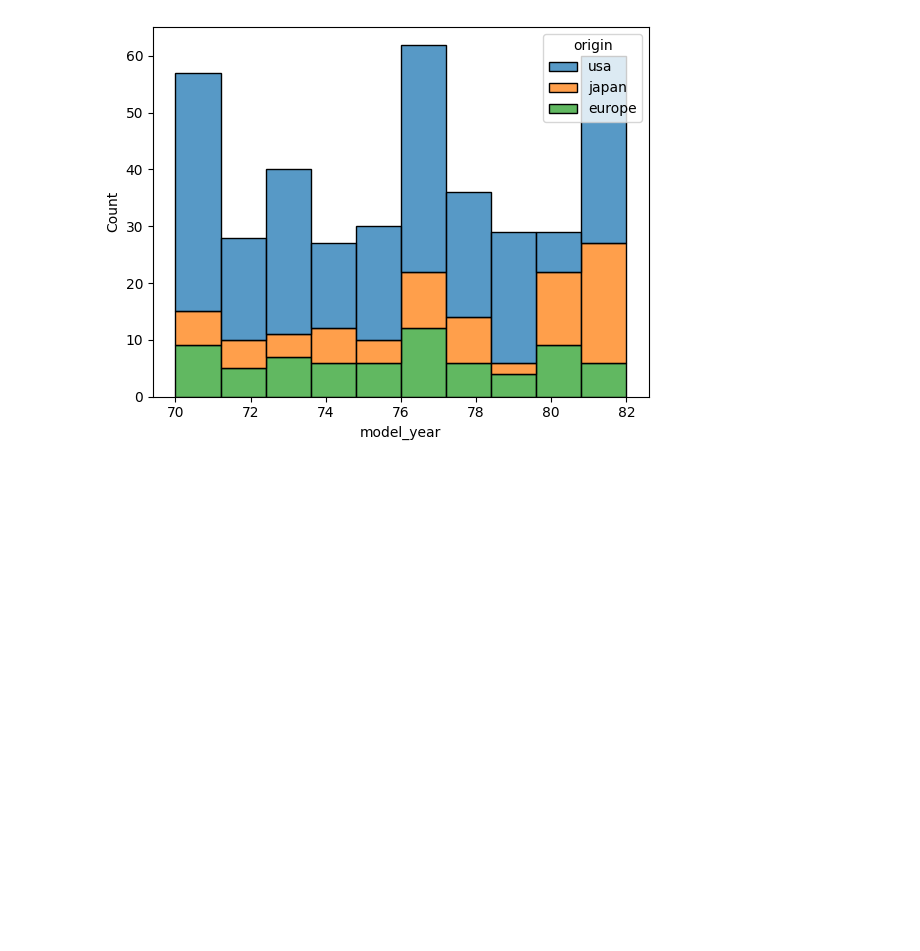
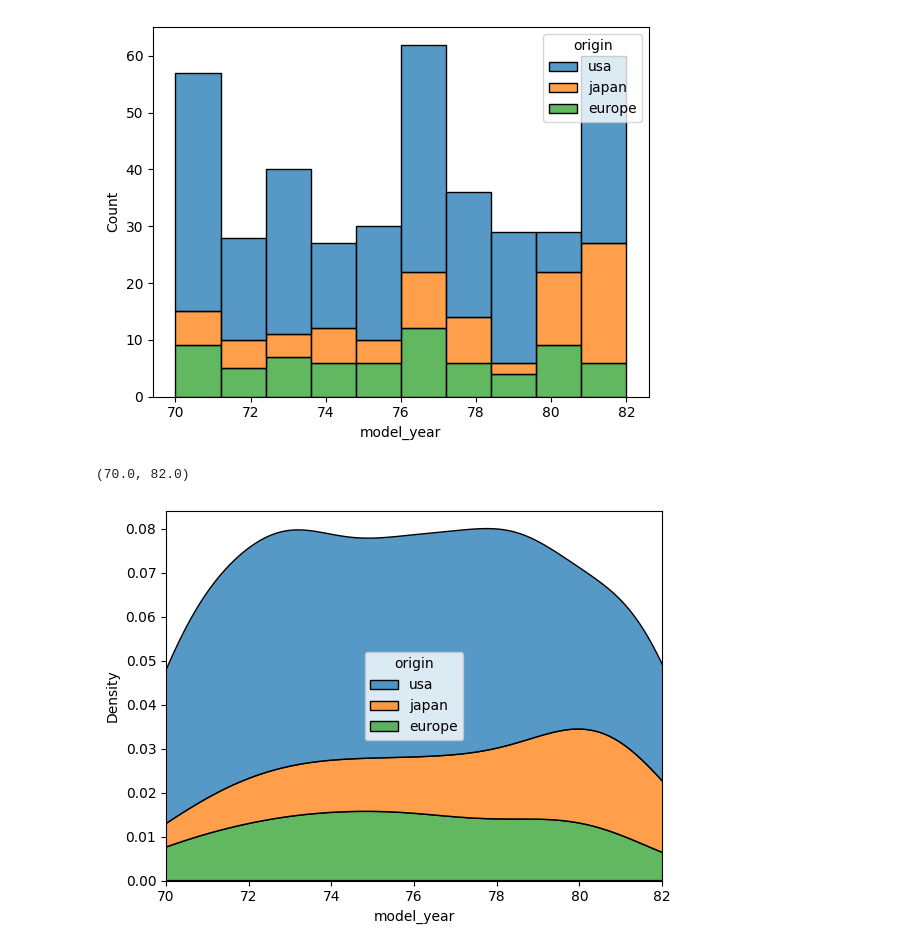
Before and after one commit to krish401/Data-Visualization, a Jupyter notebook: Lectures/Seaborn.ipynb, the cells around one changed output. Saved outputs shown, nothing was run; the diff lists cells and outputs as text; code cells hidden in the pictures; blank space fills up the shorter version.

```diff
--- a/Lectures/Seaborn.ipynb
+++ b/Lectures/Seaborn.ipynb
@@ -154,3 +154,9 @@ sns.histplot(data, x="model_year", hue = "origin", multiple = "stack")
 # %% [output]
 <Axes: xlabel='model_year', ylabel='Count'>
 [figure]
+# %%
+sns.kdeplot(data, x= "model_year", hue = "origin", multiple = "stack")
+plt.xlim(70,82)
+# %% [output]
+(70.0, 82.0)
+[figure, added]
```
Also changed, not shown: parts of 3 cells of this notebook.
